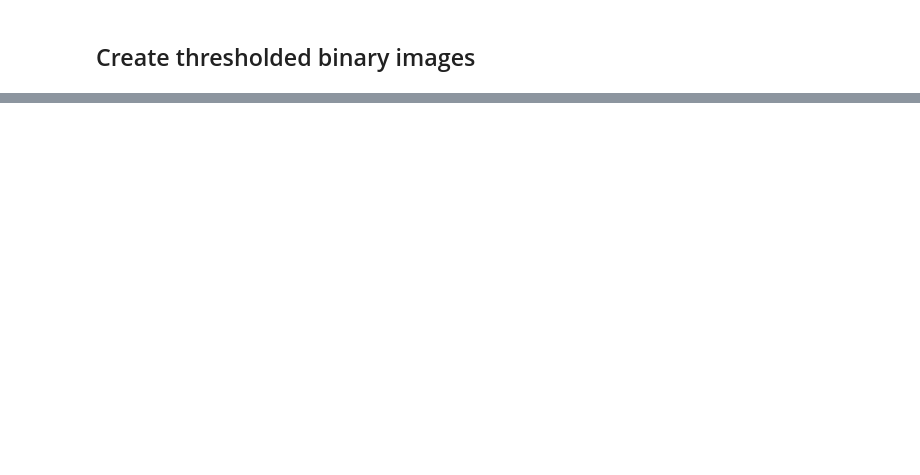
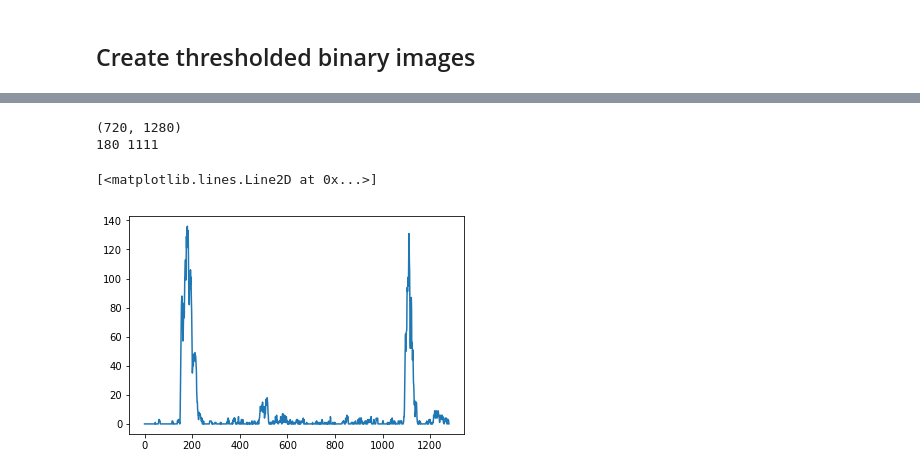
Before and after one commit to vinay631/Image_processing_lane_detection, a Jupyter notebook: Finding_Lanes.ipynb, the cells around one changed output, grey strips where cells are left out. Saved outputs shown, nothing was run; the diff lists cells and outputs as text; code cells hidden in the pictures; blank space fills up the shorter version.

```diff
--- a/Finding_Lanes.ipynb
+++ b/Finding_Lanes.ipynb
@@ -204,0 +205,17 @@ for fname in glob.glob("test_images/test*.jpg"):
+# %%
+histogram = np.sum(combined[int(combined.shape[0]/2):,:], axis=0)
+
+# Peak in the first half indicates the likely position of the left lane
+half_width = np.int(histogram.shape[0]/2)
+leftx_base = np.argmax(histogram[:half_width])
+
+# Peak in the second half indicates the likely position of the right lane
+rightx_base = np.argmax(histogram[half_width:]) + half_width
+
+print(leftx_base, rightx_base)
+plt.plot(histogram)
+# %% [output]
+(720, 1280)
+180 1111
+[<matplotlib.lines.Line2D at 0x...>]
+[figure, added]
```
Also changed, not shown: parts of 9 cells of this notebook, 1 other file.
